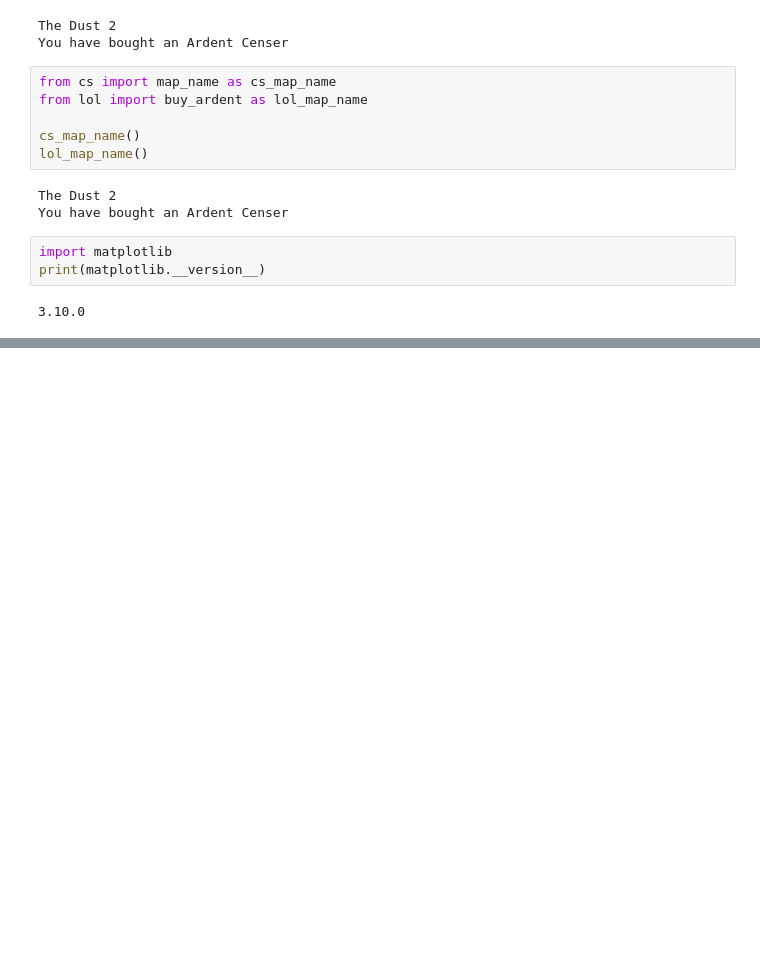
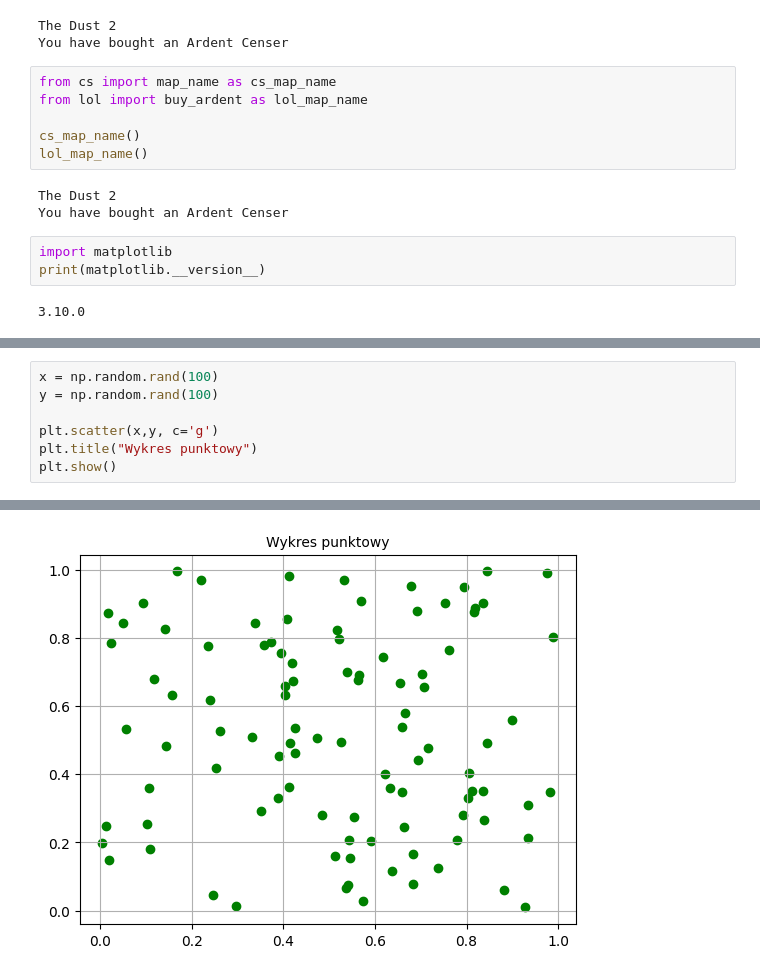
Before and after one commit to Glitch0110/AI-GiganciProgramowania, a Jupyter notebook: L8.ipynb, the cells around one changed output, grey strips where cells are left out. Drawn from its saved outputs; the diff is of its cells as text; blank space fills up the shorter version.

```diff
--- a/L8.ipynb
+++ b/L8.ipynb
@@ -61,0 +62,8 @@ plt.show()
+# %%
+x = np.random.rand(100)
+y = np.random.rand(100)
+
+plt.scatter(x,y, c='g')
+plt.title("Wykres punktowy")
+plt.show()
+# %% [output]
@@ -61,0 +75 @@ plt.show()
+[figure, added]
```
Also changed, not shown: parts of 9 cells of this notebook.
